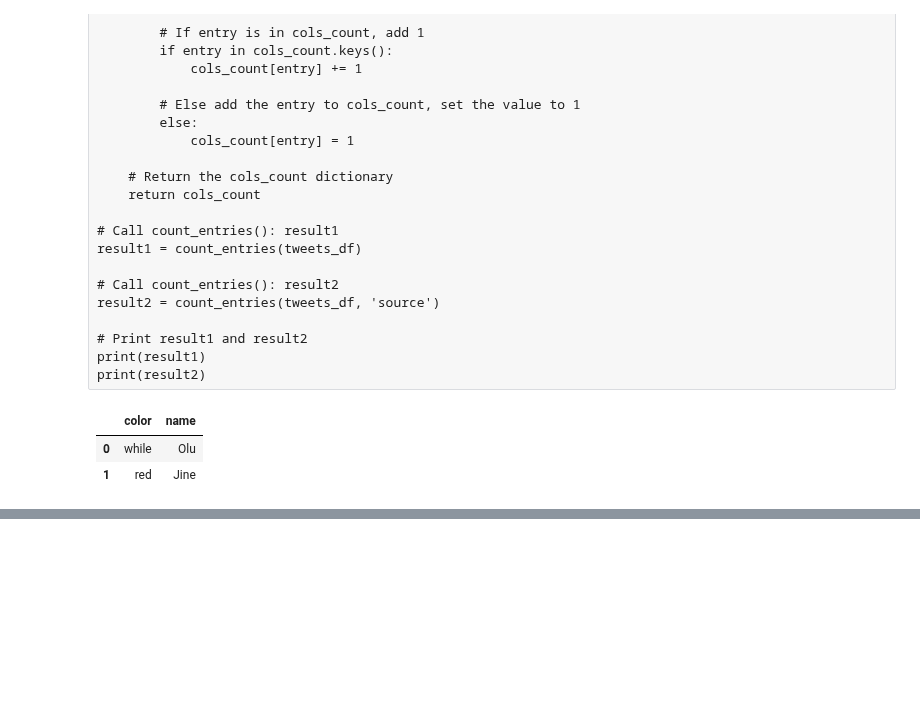
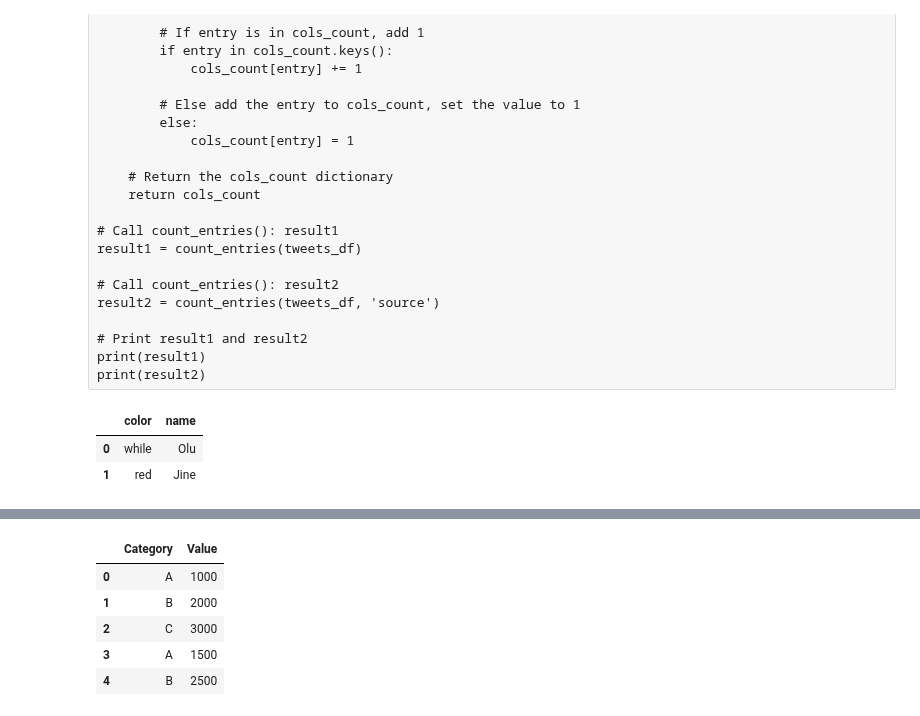
Before and after one commit to TeslimAdeyanju/studynote1-Python-for-Finance-Data-Science-My-Learning-Journey, a Jupyter notebook: python-practice-file/python-practice.ipynb, the cells around one changed output, grey strips where cells are left out. Cells and saved outputs as stored; diff of their text form; code cells hidden in the pictures; blank space fills up the shorter version.

```diff
--- a/python-practice-file/python-practice.ipynb
+++ b/python-practice-file/python-practice.ipynb
@@ -1513,0 +1812,18 @@ df
+# %%
+import pandas as pd
+from sklearn.preprocessing import StandardScaler
+
+# Sample categorical and numerical data
+df = pd.DataFrame({
+    'Category': ['A', 'B', 'C', 'A', 'B'],
+    'Value': [1000, 2000, 3000, 1500, 2500]
+})
+
+# One-hot encoding
+df_encoded = pd.get_dummies(df, columns=['Category'])
+
+# Standardizing numerical features
+scaler = StandardScaler()
+df_encoded[['Value']] = scaler.fit_transform(df_encoded[['Value']])
+
+print(df_encoded)
@@ -1513,0 +1843,9 @@ df
+# %%
+df
+# %% [output]
+|  | Category | Value |
+| 0 | A | 1000 |
+| 1 | B | 2000 |
+| 2 | C | 3000 |
+| 3 | A | 1500 |
+| 4 | B | 2500 |
```
Also changed, not shown: parts of 28 cells of this notebook, 1 other file.
